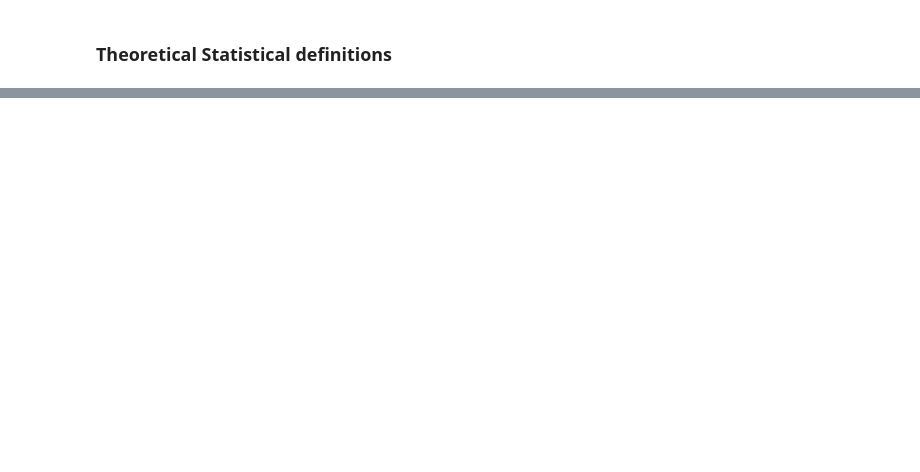
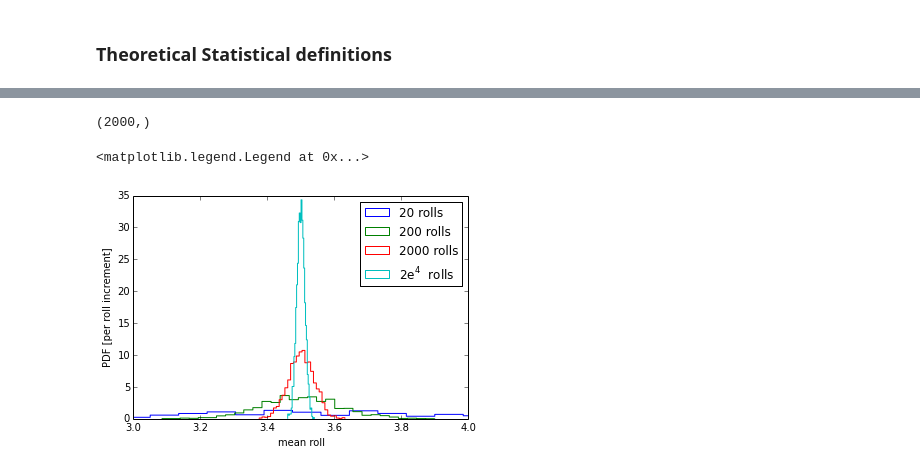
Before and after one commit to jklymak/Phy411, a Jupyter notebook: lectures/Lecture-01-Statistics-of-Random-Variables.ipynb, the cells around one changed output, grey strips where cells are left out. Drawn from its saved outputs; the diff is of its cells as text; code cells hidden in the pictures; blank space fills up the shorter version.

```diff
--- a/lectures/Lecture-01-Statistics-of-Random-Variables.ipynb
+++ b/lectures/Lecture-01-Statistics-of-Random-Variables.ipynb
@@ -126,0 +350,4 @@ array([ 6.25,  2.25,  0.25,  0.25,  2.25,  6.25])
+# %%
+print "Nrolls mean expected"
+for i in range(5):
+    print "%7d %1.3f %1.3f"% (Nrolls[i],sampvarmean[i],2.92*(1.-1./Nrolls[i]))
@@ -126,0 +367,10 @@ array([ 6.25,  2.25,  0.25,  0.25,  2.25,  6.25])
+# %%
+Nexpts = 2000
+Nrolls=[6,12,24,200,2000]
+sampvarmean=zeros(6)
+for nn,Nroll in enumerate(Nrolls):
+    sampvars=zeros(Nexpts)
+    for i in range(Nexpts):
+        xx=getrolls(Nroll)
+        sampvars[i]=np.sum((xx-np.mean(xx))**2)/(Nroll-1)
+    sampvarmean[nn]=np.mean(sampvars)
@@ -126,0 +429,14 @@ array([ 6.25,  2.25,  0.25,  0.25,  2.25,  6.25])
+# %%
+def getRollsExpt(Nrolls,Nexpt,theseed=None):
+    np.random.seed(seed=theseed) # This just makes the "random" result the same everytime
+                            # I run the code.
+    xx=np.random.rand(Nexpt,Nrolls)*5.999999999+0.99999999 # this will be from 1. to 6.99999999
+    xx=np.floor(xx)
+    return xx
+# %%
+Nexpts = 2000
+xx=getRollsExpt(20000,Nexpts)
+means=np.mean(xx,axis=1)
+means2mil=means
+# %% [output]
+(2000,)
@@ -126,0 +449,13 @@ array([ 6.25,  2.25,  0.25,  0.25,  2.25,  6.25])
+# %%
+fig,ax=plt.subplots(1,1)
+bins = 30
+ax.hist(means20,bins,label='20 rolls',histtype='step',normed=True)
+ax.hist(means200,bins,label='200 rolls',histtype='step',normed=True)
+ax.hist(means2000,bins,label='2000 rolls',histtype='step',normed=True)
+ax.hist(means2mil,bins,label='$2e^4$ rolls',histtype='step',normed=True)
+ax.set_xlabel('mean roll');ax.set_ylabel('PDF [per roll increment]')
+ax.set_xlim([3.,4.])
+ax.legend()
+# %% [output]
+<matplotlib.legend.Legend at 0x...>
+[figure, added]
```
Also changed, not shown: parts of 59 cells of this notebook, 1 other file.
